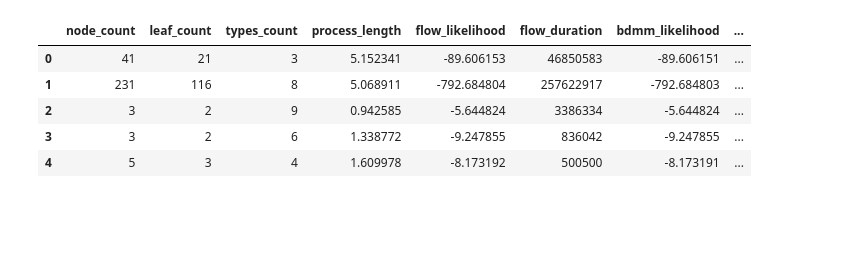
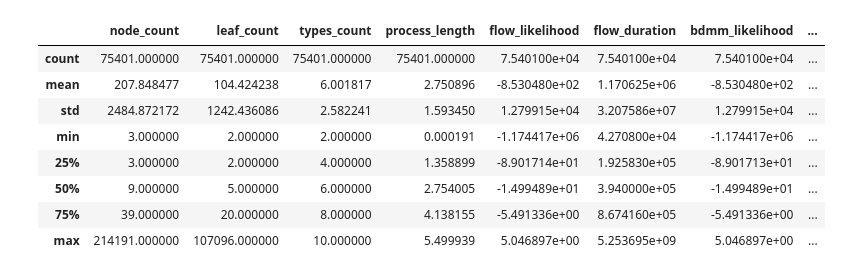
Before and after one commit to tochsner/BDMM-Flow-Supplementary, a Jupyter notebook: synthetic_benchmarks/analysis.ipynb, the cells around one changed output. Cells and saved outputs as stored; diff of their text form; code cells hidden in the pictures; blank space fills up the shorter version.

```diff
--- a/synthetic_benchmarks/analysis.ipynb
+++ b/synthetic_benchmarks/analysis.ipynb
@@ -7,14 +7,17 @@ sns.set_theme(style="darkgrid")
 sns.set_palette("rocket_r")
 # %%
 results = pd.read_csv("benchmark_results.csv")
-results.head()
+results.describe()
 # %% [output]
 |  | node_count | leaf_count | types_count | process_length | flow_likelihood | flow_duration | bdmm_likelihood | ... |
-| 0 | 41 | 21 | 3 | 5.152341 | -89.606153 | 46850583 | -89.606151 | ... |
-| 1 | 231 | 116 | 8 | 5.068911 | -792.684804 | 257622917 | -792.684803 | ... |
-| 2 | 3 | 2 | 9 | 0.942585 | -5.644824 | 3386334 | -5.644824 | ... |
-| 3 | 3 | 2 | 6 | 1.338772 | -9.247855 | 836042 | -9.247855 | ... |
-| 4 | 5 | 3 | 4 | 1.609978 | -8.173192 | 500500 | -8.173191 | ... |
+| count | 75401.000000 | 75401.000000 | 75401.000000 | 75401.000000 | 7.540100e+04 | 7.540100e+04 | 7.540100e+04 | ... |
+| mean | 207.848477 | 104.424238 | 6.001817 | 2.750896 | -8.530480e+02 | 1.170625e+06 | -8.530480e+02 | ... |
+| std | 2484.872172 | 1242.436086 | 2.582241 | 1.593450 | 1.279915e+04 | 3.207586e+07 | 1.279915e+04 | ... |
+| min | 3.000000 | 2.000000 | 2.000000 | 0.000191 | -1.174417e+06 | 4.270800e+04 | -1.174417e+06 | ... |
+| 25% | 3.000000 | 2.000000 | 4.000000 | 1.358899 | -8.901714e+01 | 1.925830e+05 | -8.901713e+01 | ... |
+| 50% | 9.000000 | 5.000000 | 6.000000 | 2.754005 | -1.499489e+01 | 3.940000e+05 | -1.499489e+01 | ... |
+| 75% | 39.000000 | 20.000000 | 8.000000 | 4.138155 | -5.491336e+00 | 8.674160e+05 | -5.491336e+00 | ... |
+| max | 214191.000000 | 107096.000000 | 10.000000 | 5.499939 | 5.046897e+00 | 5.253695e+09 | 5.046897e+00 | ... |
 # %%
 results = results[results["leaf_count"] > 10]
 results["speedup"] = results["bdmm_duration"] / results["flow_duration"]
```
Also changed, not shown: parts of 6 cells of this notebook, 5 other files.
